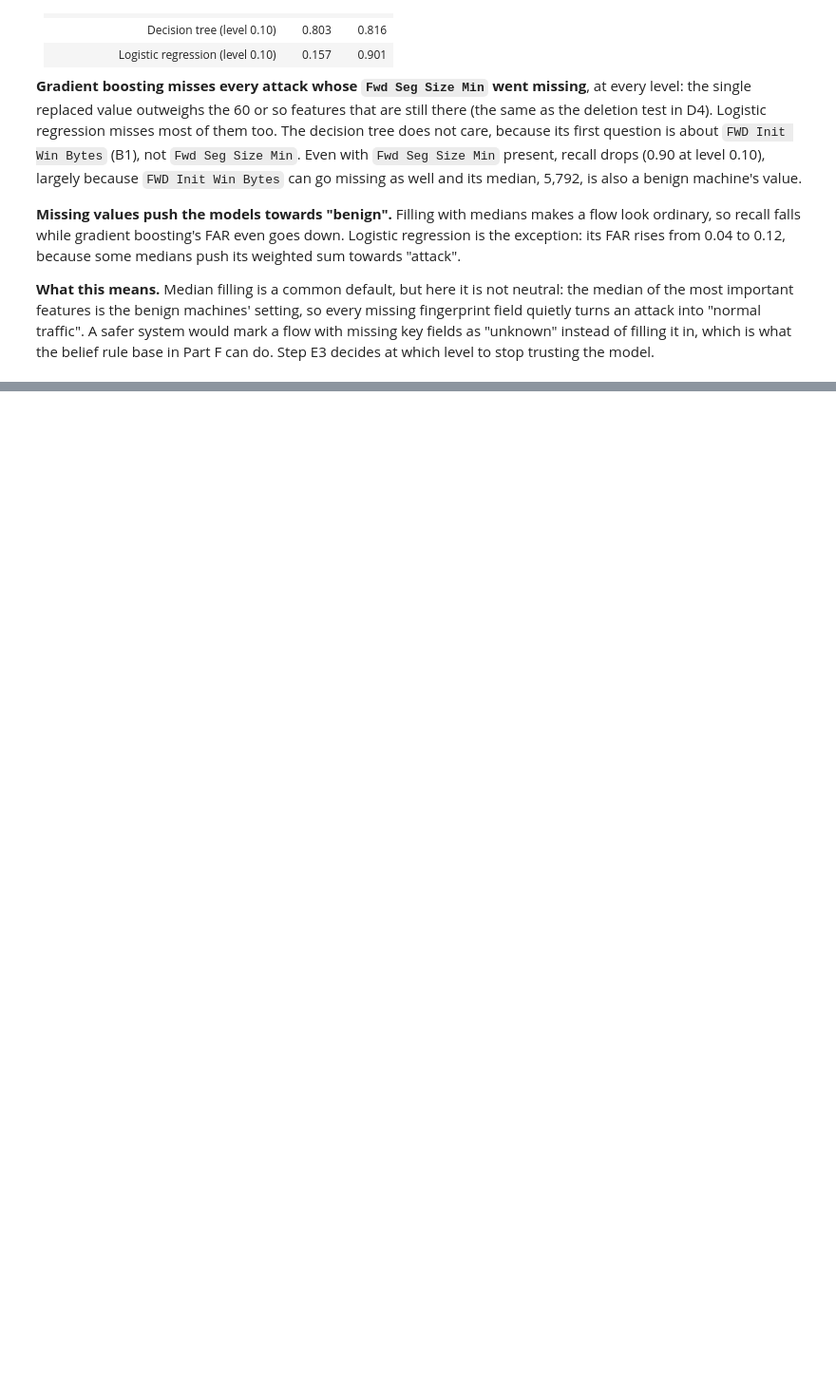
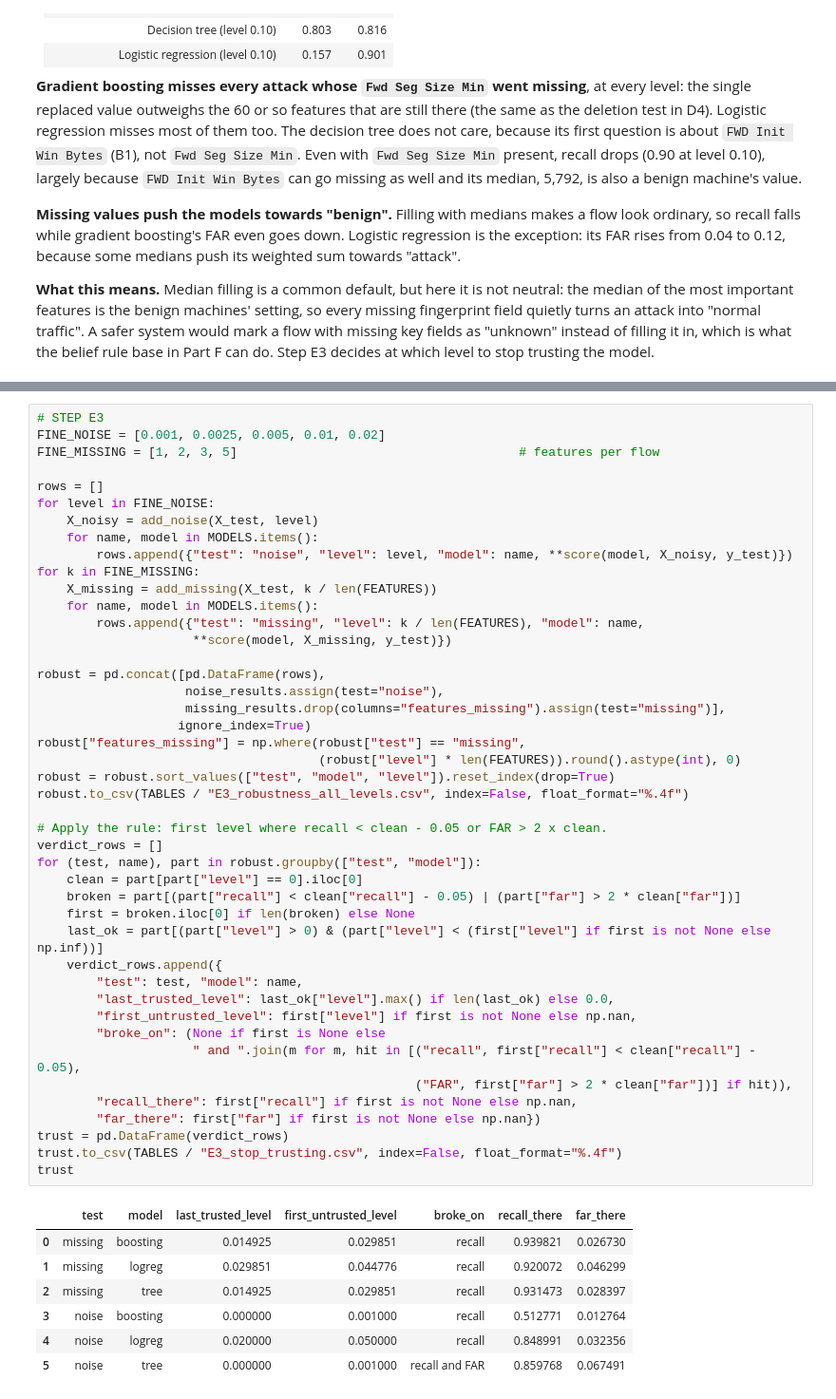
Before and after one commit to steve-nt/AI-for-Cybersecurity-Final-Mini-Project, a Jupyter notebook: parts/40_robustness.ipynb, the cells around one changed output, grey strips where cells are left out. Shown at 95% size. Saved outputs shown, nothing was run; the diff lists cells and outputs as text; blank space fills up the shorter version.

```diff
--- a/parts/40_robustness.ipynb
+++ b/parts/40_robustness.ipynb
@@ -369,0 +409,52 @@ level to stop trusting the model.
+# %%
+# STEP E3
+FINE_NOISE = [0.001, 0.0025, 0.005, 0.01, 0.02]
+FINE_MISSING = [1, 2, 3, 5]                                      # features per flow
+
+rows = []
+for level in FINE_NOISE:
+    X_noisy = add_noise(X_test, level)
+    for name, model in MODELS.items():
+        rows.append({"test": "noise", "level": level, "model": name, **score(model, X_noisy, y_test)})
+for k in FINE_MISSING:
+    X_missing = add_missing(X_test, k / len(FEATURES))
+    for name, model in MODELS.items():
+        rows.append({"test": "missing", "level": k / len(FEATURES), "model": name,
+                     **score(model, X_missing, y_test)})
+
+robust = pd.concat([pd.DataFrame(rows),
+                    noise_results.assign(test="noise"),
+                    missing_results.drop(columns="features_missing").assign(test="missing")],
+                   ignore_index=True)
+robust["features_missing"] = np.where(robust["test"] == "missing",
+                                      (robust["level"] * len(FEATURES)).round().astype(int), 0)
+robust = robust.sort_values(["test", "model", "level"]).reset_index(drop=True)
+robust.to_csv(TABLES / "E3_robustness_all_levels.csv", index=False, float_format="%.4f")
+
+# Apply the rule: first level where recall < clean - 0.05 or FAR > 2 x clean.
+verdict_rows = []
+for (test, name), part in robust.groupby(["test", "model"]):
+    clean = part[part["level"] == 0].iloc[0]
+    broken = part[(part["recall"] < clean["recall"] - 0.05) | (part["far"] > 2 * clean["far"])]
+    first = broken.iloc[0] if len(broken) else None
+    last_ok = part[(part["level"] > 0) & (part["level"] < (first["level"] if first is not None else np.inf))]
+    verdict_rows.append({
+        "test": test, "model": name,
+        "last_trusted_level": last_ok["level"].max() if len(last_ok) else 0.0,
+        "first_untrusted_level": first["level"] if first is not None else np.nan,
+        "broke_on": (None if first is None else
+                     " and ".join(m for m, hit in [("recall", first["recall"] < clean["recall"] - 0.05),
+                                                   ("FAR", first["far"] > 2 * clean["far"])] if hit)),
+        "recall_there": first["recall"] if first is not None else np.nan,
+        "far_there": first["far"] if first is not None else np.nan})
+trust = pd.DataFrame(verdict_rows)
+trust.to_csv(TABLES / "E3_stop_trusting.csv", index=False, float_format="%.4f")
+trust
+# %% [output]
+|  | test | model | last_trusted_level | first_untrusted_level | broke_on | recall_there | far_there |
+| 0 | missing | boosting | 0.014925 | 0.029851 | recall | 0.939821 | 0.026730 |
+| 1 | missing | logreg | 0.029851 | 0.044776 | recall | 0.920072 | 0.046299 |
+| 2 | missing | tree | 0.014925 | 0.029851 | recall | 0.931473 | 0.028397 |
+| 3 | noise | boosting | 0.000000 | 0.001000 | recall | 0.512771 | 0.012764 |
+| 4 | noise | logreg | 0.020000 | 0.050000 | recall | 0.848991 | 0.032356 |
+| 5 | noise | tree | 0.000000 | 0.001000 | recall and FAR | 0.859768 | 0.067491 |
```
Also changed, not shown: parts of 5 cells of this notebook, 5 other files.
